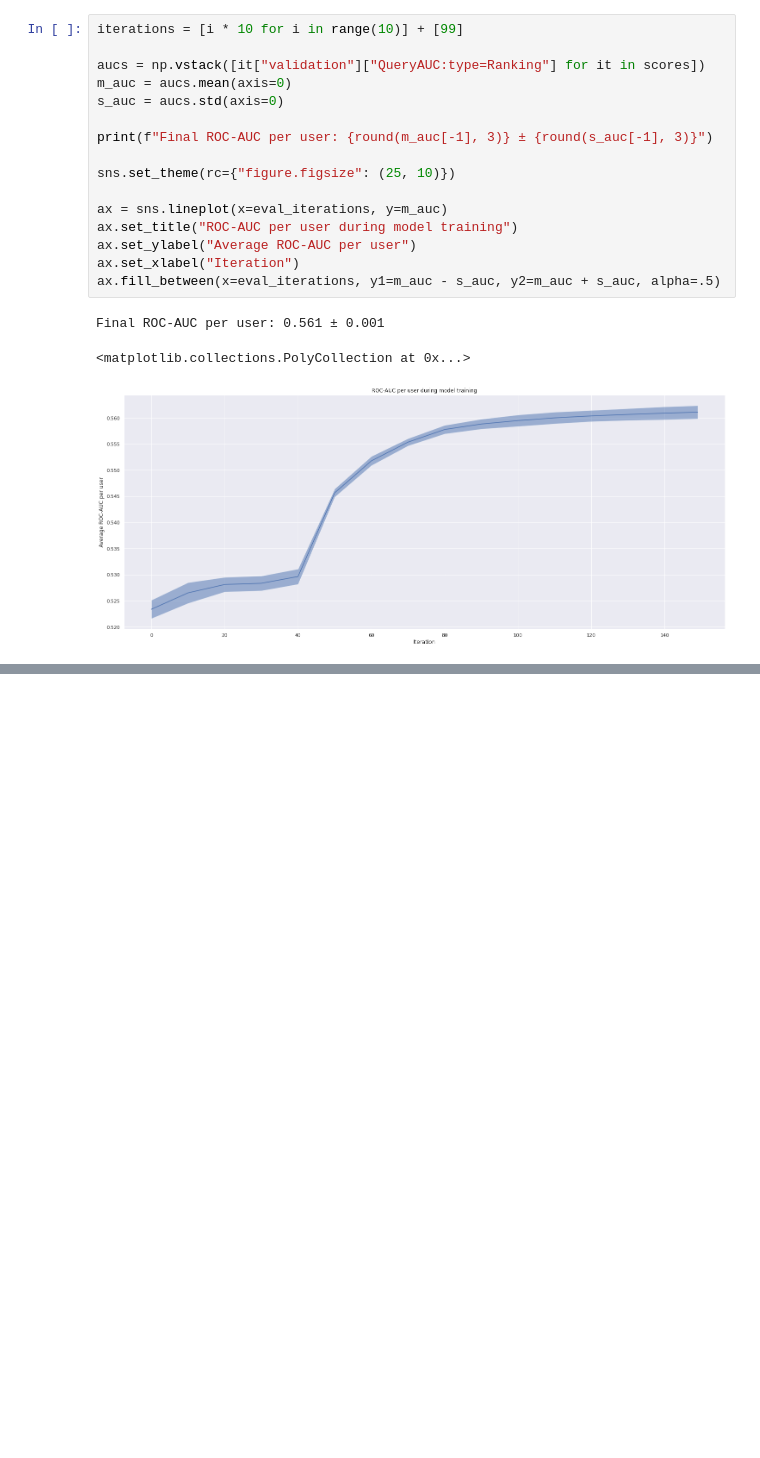
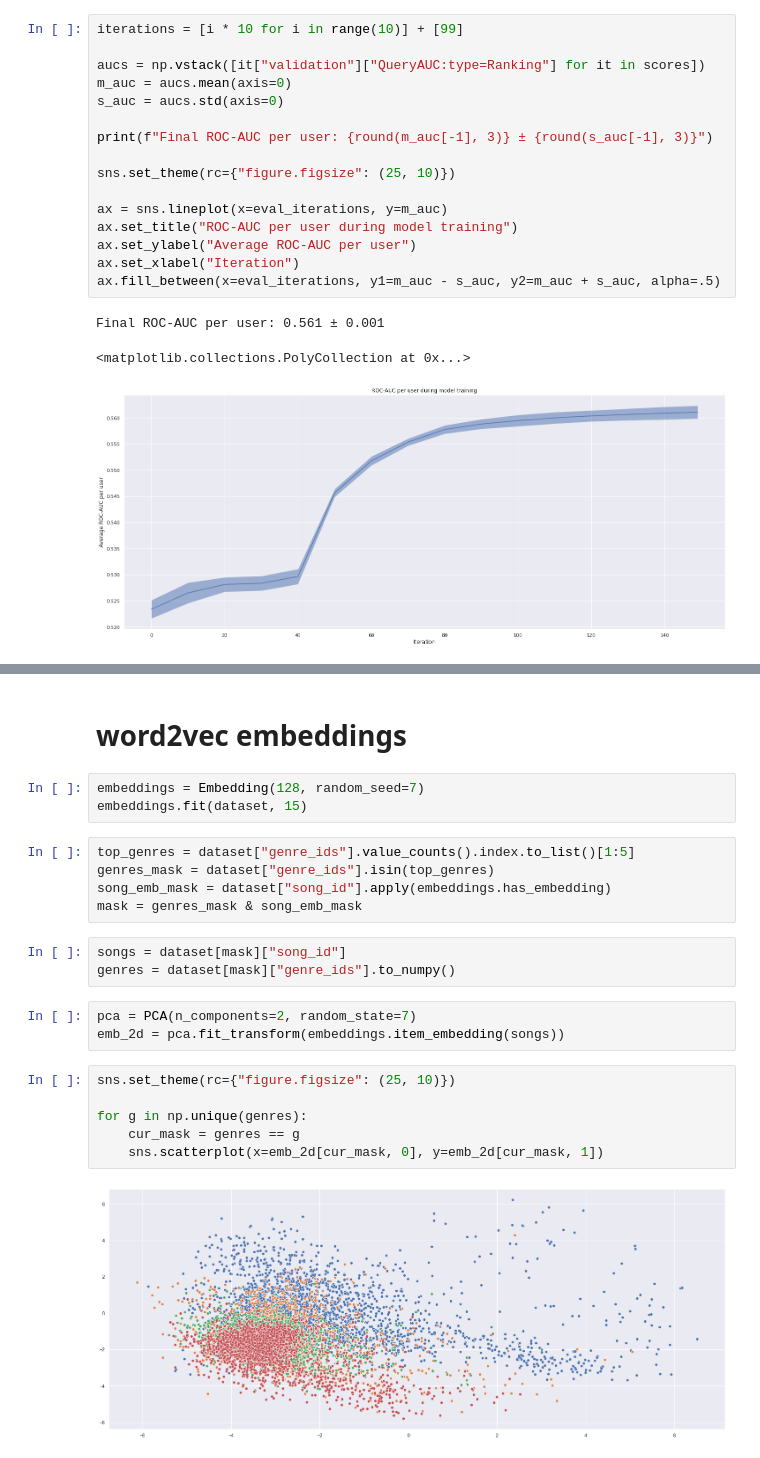
Before and after one commit to SpirinEgor/HSE.recommendation_systems, a Jupyter notebook: homework_2/this_song_is_all_you_need.ipynb, the cells around one changed output, grey strips where cells are left out. Drawn from its saved outputs; the diff is of its cells as text; blank space fills up the shorter version.

```diff
--- a/homework_2/this_song_is_all_you_need.ipynb
+++ b/homework_2/this_song_is_all_you_need.ipynb
@@ -185,0 +195,24 @@ Final ROC-AUC per user: 0.561 ± 0.001
+# %% [markdown]
+# word2vec embeddings
+# %%
+embeddings = Embedding(128, random_seed=7)
+embeddings.fit(dataset, 15)
+# %%
+top_genres = dataset["genre_ids"].value_counts().index.to_list()[1:5]
+genres_mask = dataset["genre_ids"].isin(top_genres)
+song_emb_mask = dataset["song_id"].apply(embeddings.has_embedding)
+mask = genres_mask & song_emb_mask
+# %%
+songs = dataset[mask]["song_id"]
+genres = dataset[mask]["genre_ids"].to_numpy()
+# %%
+pca = PCA(n_components=2, random_state=7)
+emb_2d = pca.fit_transform(embeddings.item_embedding(songs))
+# %%
+sns.set_theme(rc={"figure.figsize": (25, 10)})
+
+for g in np.unique(genres):
+    cur_mask = genres == g
+    sns.scatterplot(x=emb_2d[cur_mask, 0], y=emb_2d[cur_mask, 1])
+# %% [output]
+[figure, added]
```
Also changed, not shown: parts of 9 cells of this notebook, 4 other files.
